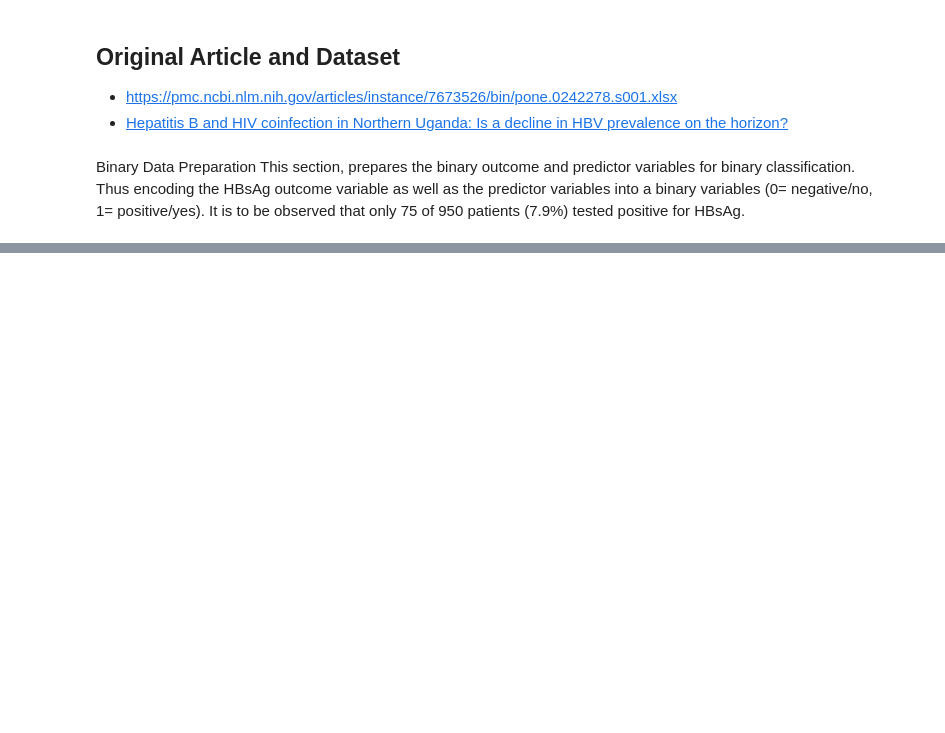
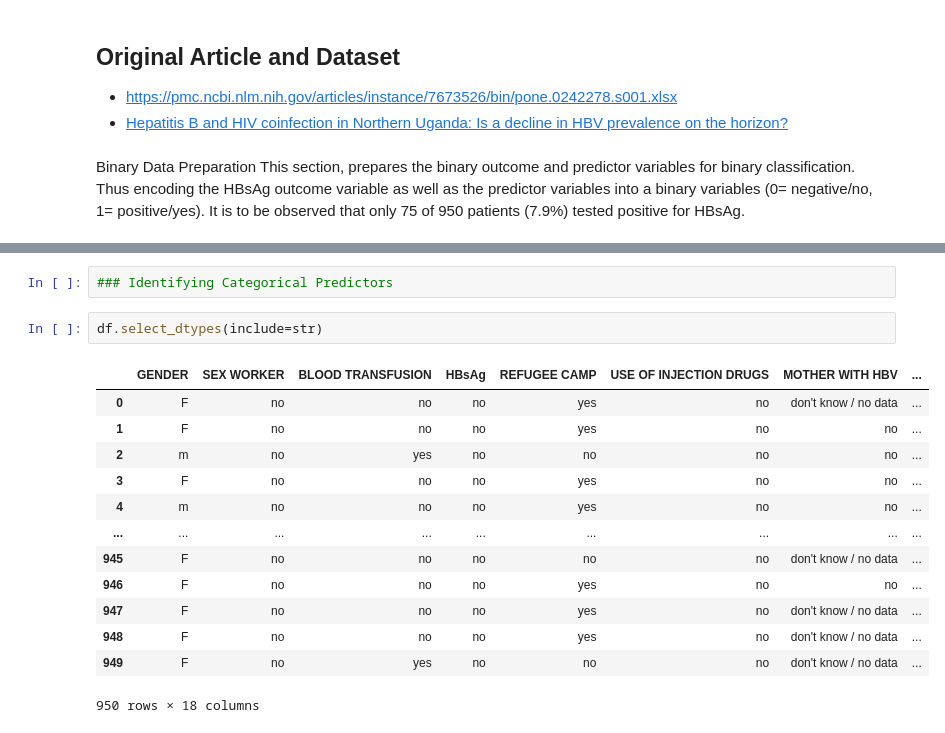
Before and after one commit to 303gabby/XB_0175_Proposal_Code, a Jupyter notebook: XB_0175_code.ipynb, the cells around one changed output, grey strips where cells are left out. Saved outputs shown, nothing was run; the diff lists cells and outputs as text; blank space fills up the shorter version.

```diff
--- a/XB_0175_code.ipynb
+++ b/XB_0175_code.ipynb
@@ -72,0 +116,18 @@ print((count/ len(new_columns))*100)
+# %%
+### Identifying Categorical Predictors
+# %%
+df.select_dtypes(include=str)
+# %% [output]
+|  | GENDER | SEX WORKER | BLOOD TRANSFUSION | HBsAg | REFUGEE CAMP | USE OF INJECTION DRUGS | MOTHER WITH HBV | ... |
+| 0 | F | no | no | no | yes | no | don't know / no data | ... |
+| 1 | F | no | no | no | yes | no | no | ... |
+| 2 | m | no | yes | no | no | no | no | ... |
+| 3 | F | no | no | no | yes | no | no | ... |
+| 4 | m | no | no | no | yes | no | no | ... |
+| ... | ... | ... | ... | ... | ... | ... | ... | ... |
+| 945 | F | no | no | no | no | no | don't know / no data | ... |
+| 946 | F | no | no | no | yes | no | no | ... |
+| 947 | F | no | no | no | yes | no | don't know / no data | ... |
+| 948 | F | no | no | no | yes | no | don't know / no data | ... |
+| 949 | F | no | yes | no | no | no | don't know / no data | ... |
+950 rows × 18 columns
```
Also changed, not shown: parts of 48 cells of this notebook.
